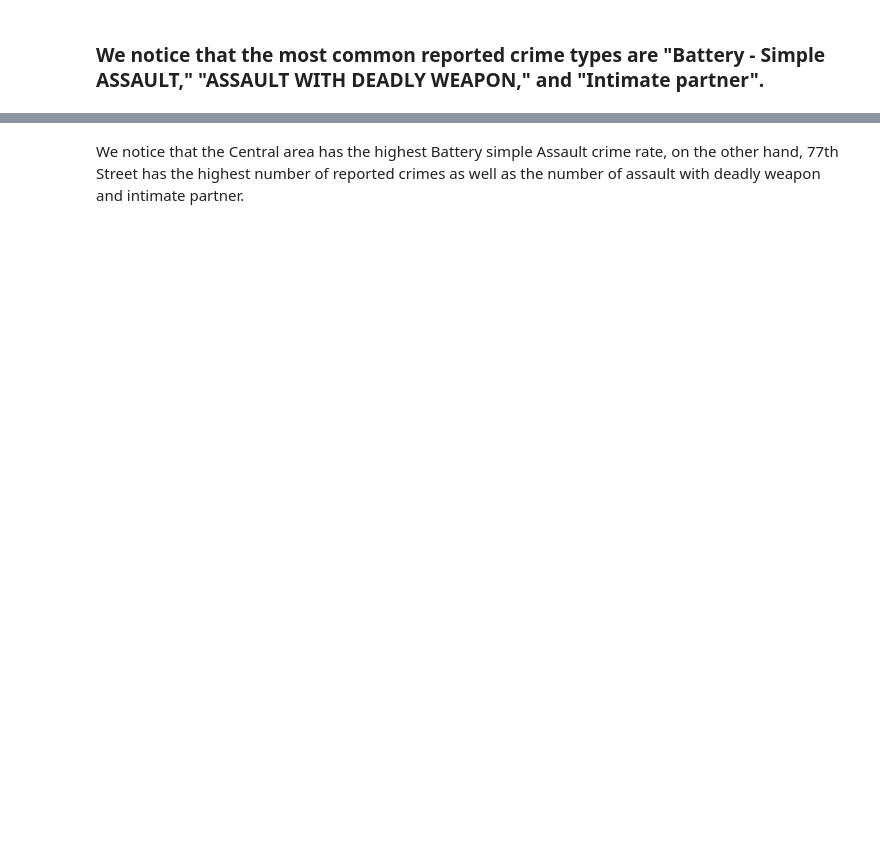
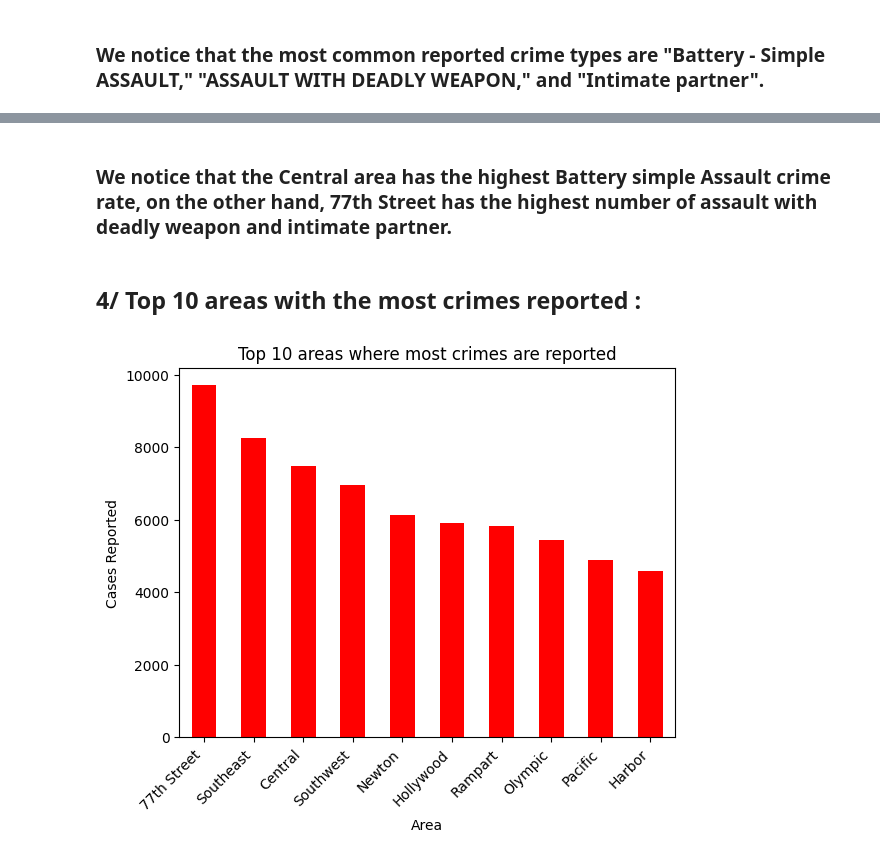
Before and after one commit to ImaneMdn/Los-Angeles-EDA, a Jupyter notebook: losangeles.ipynb, the cells around one changed output, grey strips where cells are left out. Cells and saved outputs as stored; diff of their text form; code cells hidden in the pictures; blank space fills up the shorter version.

```diff
--- a/losangeles.ipynb
+++ b/losangeles.ipynb
@@ -251,2 +293,15 @@ plt.show()
 # %% [markdown]
-We notice that the Central area has the highest Battery simple Assault crime rate, on the other hand, 77th Street has the highest number of reported crimes as well as the number of assault with deadly weapon and intimate partner.
+### We notice that the Central area has the highest Battery simple Assault crime rate, on the other hand, 77th Street has the highest number of assault with deadly weapon and intimate partner.
+# %% [markdown]
+## 4/ Top 10 areas with the most crimes reported :
+# %%
+top_areas = df['AREA NAME'].value_counts().head(10)
+top_areas.plot(kind='bar', color='red')
+plt.xlabel('Area')
+plt.ylabel('Cases Reported')
+plt.title('Top 10 areas where most crimes are reported')
+
+plt.xticks(rotation=45, ha='right')
+plt.show()
+# %% [output]
+[figure, added]
```
Also changed, not shown: parts of 38 cells of this notebook.
